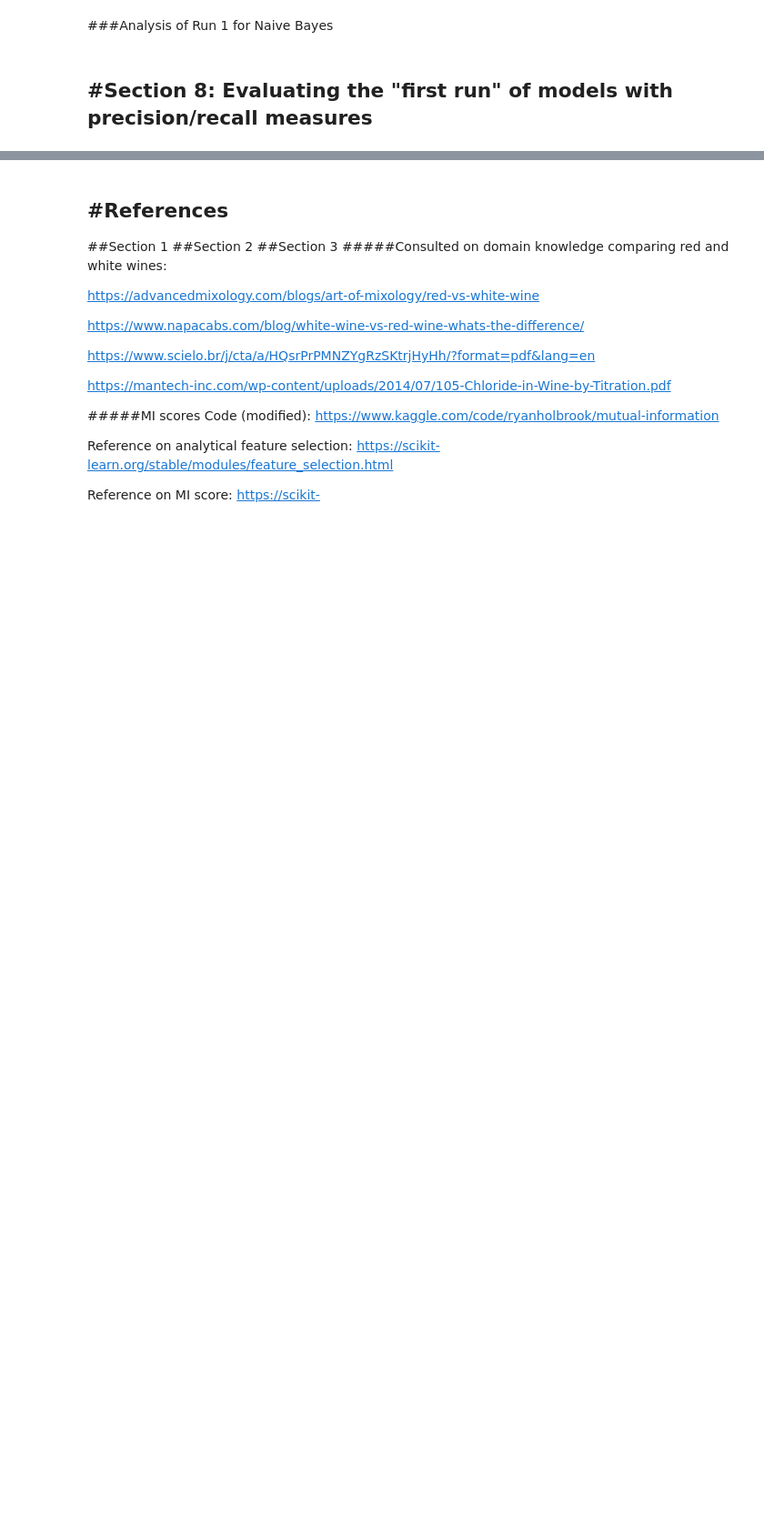
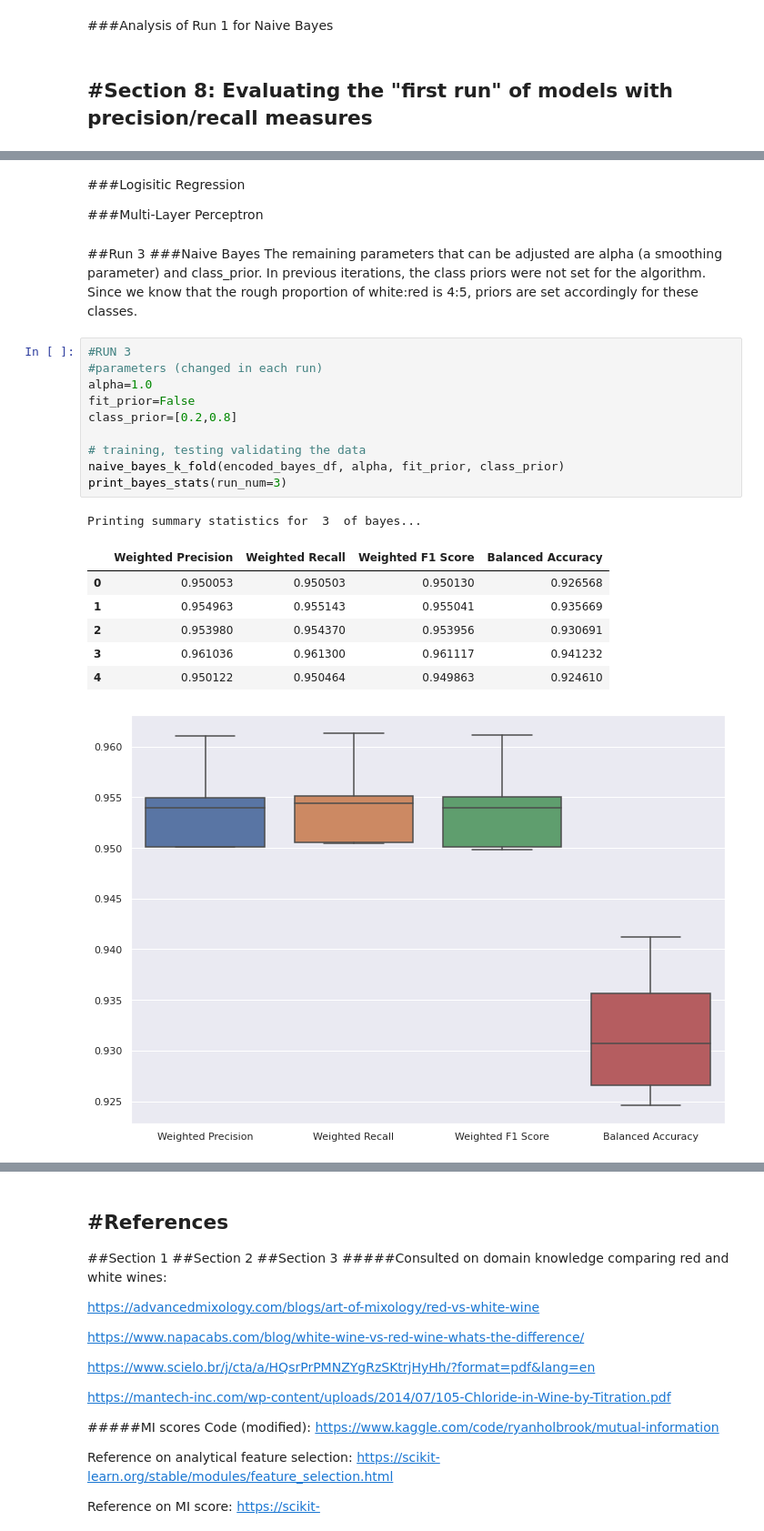
Before and after one commit to journalWheat/CSI4106-Project1, a Jupyter notebook: CSI4106_Project1_JaredWagner_GeneralForm.ipynb, the cells around one changed output, grey strips where cells are left out. Shown: that part at 91% size. Drawn from its saved outputs; the diff is of its cells as text; blank space fills up the shorter version.

```diff
--- a/CSI4106_Project1_JaredWagner_GeneralForm.ipynb
+++ b/CSI4106_Project1_JaredWagner_GeneralForm.ipynb
@@ -524,0 +480,27 @@ matrix [[155  15]
+# %% [markdown]
+###Logisitic Regression
+
+###Multi-Layer Perceptron
+# %% [markdown]
+##Run 3
+###Naive Bayes
+The remaining parameters that can be adjusted are alpha (a smoothing parameter) and class_prior. In previous iterations, the class priors were not set for the algorithm. Since we know that the rough proportion of white:red is 4:5, priors are set accordingly for these classes.
+# %%
+#RUN 3
+#parameters (changed in each run)
+alpha=1.0
+fit_prior=False
+class_prior=[0.2,0.8]
+
+# training, testing validating the data
+naive_bayes_k_fold(encoded_bayes_df, alpha, fit_prior, class_prior)
+print_bayes_stats(run_num=3)
+# %% [output]
+Printing summary statistics for  3  of bayes...
+|  | Weighted Precision | Weighted Recall | Weighted F1 Score | Balanced Accuracy |
+| 0 | 0.950053 | 0.950503 | 0.950130 | 0.926568 |
+| 1 | 0.954963 | 0.955143 | 0.955041 | 0.935669 |
+| 2 | 0.953980 | 0.954370 | 0.953956 | 0.930691 |
+| 3 | 0.961036 | 0.961300 | 0.961117 | 0.941232 |
+| 4 | 0.950122 | 0.950464 | 0.949863 | 0.924610 |
+[figure, added]
```
Also changed, not shown: parts of 16 cells of this notebook.
